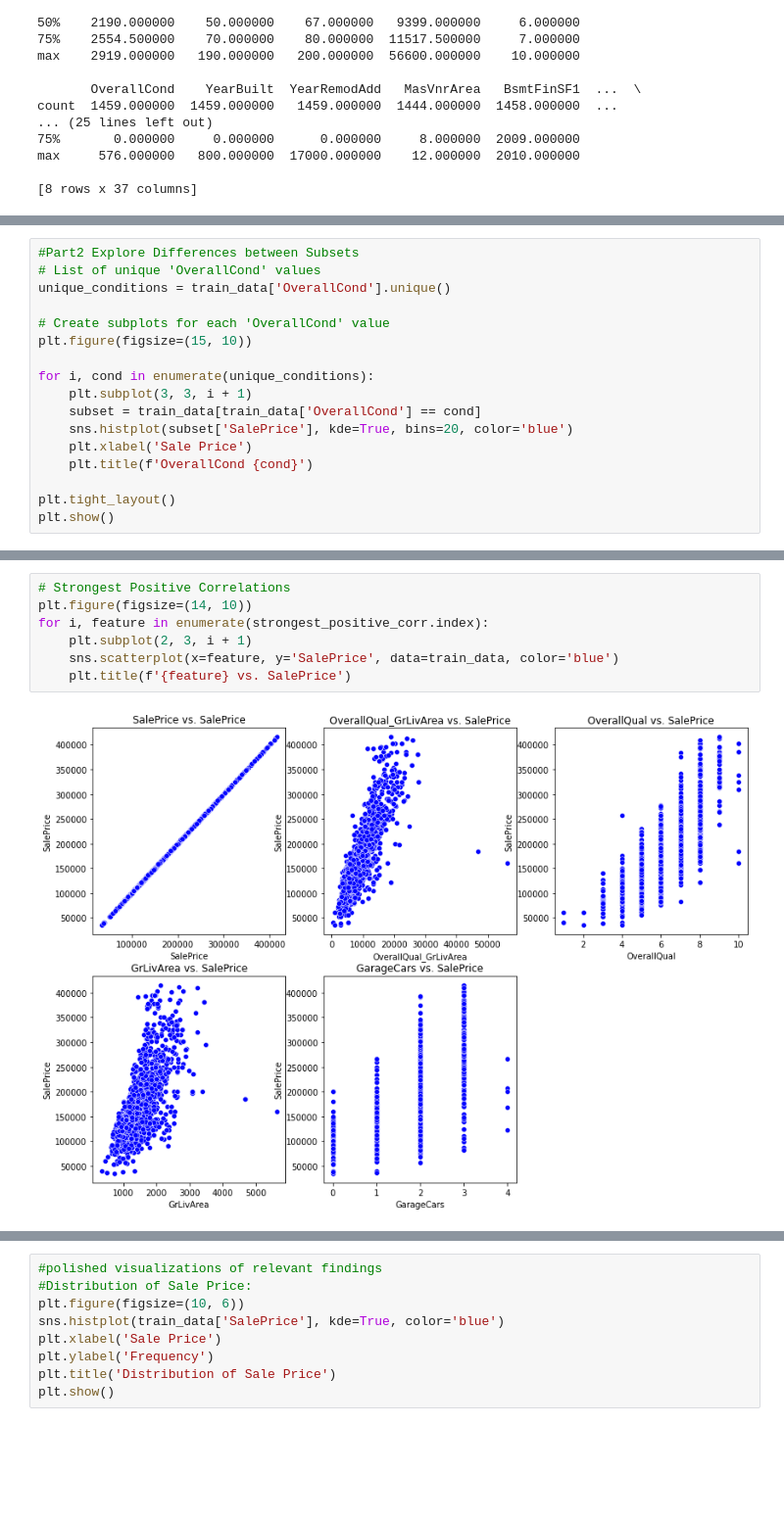
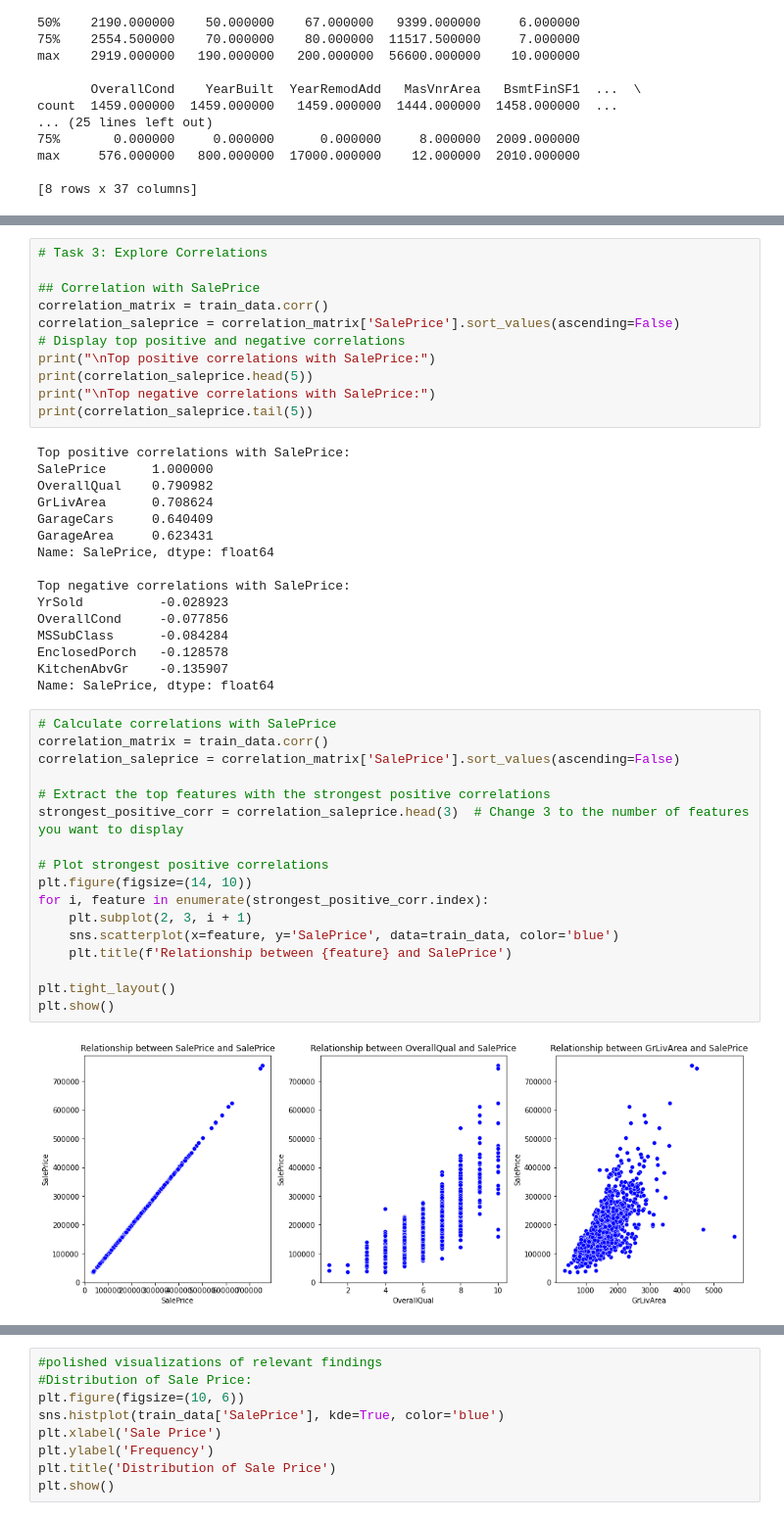
Before and after one commit to 1Wambugu/House-Prices, a Jupyter notebook: PricesAnalysis.ipynb, the cells around one changed output, grey strips where cells are left out. Shown at 98% size. Drawn from its saved outputs; the diff is of its cells as text; blank space fills up the shorter version.

```diff
--- a/PricesAnalysis.ipynb
+++ b/PricesAnalysis.ipynb
@@ -139,17 +173,0 @@ print(train_data.head())
-# %%
-#Part2 Explore Differences between Subsets
-# List of unique 'OverallCond' values
-unique_conditions = train_data['OverallCond'].unique()
-
-# Create subplots for each 'OverallCond' value
-plt.figure(figsize=(15, 10))
-
-for i, cond in enumerate(unique_conditions):
-    plt.subplot(3, 3, i + 1)
-    subset = train_data[train_data['OverallCond'] == cond]
-    sns.histplot(subset['SalePrice'], kde=True, bins=20, color='blue')
-    plt.xlabel('Sale Price')
-    plt.title(f'OverallCond {cond}')
-
-plt.tight_layout()
-plt.show()
@@ -194,9 +185,46 @@ Name: SalePrice, dtype: float64
+# %%
+# Task 3: Explore Correlations
+
+## Correlation with SalePrice
+correlation_matrix = train_data.corr()
+correlation_saleprice = correlation_matrix['SalePrice'].sort_values(ascending=False)
+# Display top positive and negative correlations
+print("\nTop positive correlations with SalePrice:")
+print(correlation_saleprice.head(5))
+print("\nTop negative correlations with SalePrice:")
+print(correlation_saleprice.tail(5))
+# %% [output]
+Top positive correlations with SalePrice:
+SalePrice      1.000000
+OverallQual    0.790982
+GrLivArea      0.708624
+GarageCars     0.640409
+GarageArea     0.623431
+Name: SalePrice, dtype: float64
+
+Top negative correlations with SalePrice:
+YrSold          -0.028923
+OverallCond     -0.077856
+MSSubClass      -0.084284
+EnclosedPorch   -0.128578
+KitchenAbvGr    -0.135907
+Name: SalePrice, dtype: float64
 # %%
-# Strongest Positive Correlations
+# Calculate correlations with SalePrice
+correlation_matrix = train_data.corr()
+correlation_saleprice = correlation_matrix['SalePrice'].sort_values(ascending=False)
+
+# Extract the top features with the strongest positive correlations
+strongest_positive_corr = correlation_saleprice.head(3)  # Change 3 to the number of features you want to display
+
+# Plot strongest positive correlations
 plt.figure(figsize=(14, 10))
 for i, feature in enumerate(strongest_positive_corr.index):
     plt.subplot(2, 3, i + 1)
     sns.scatterplot(x=feature, y='SalePrice', data=train_data, color='blue')
-    plt.title(f'{feature} vs. SalePrice')
+    plt.title(f'Relationship between {feature} and SalePrice')
+
+plt.tight_layout()
+plt.show()
 # %% [output]
-[figure, old version]
+[figure, new version]
```
Also changed, not shown: parts of 23 cells of this notebook, 1 other file.
